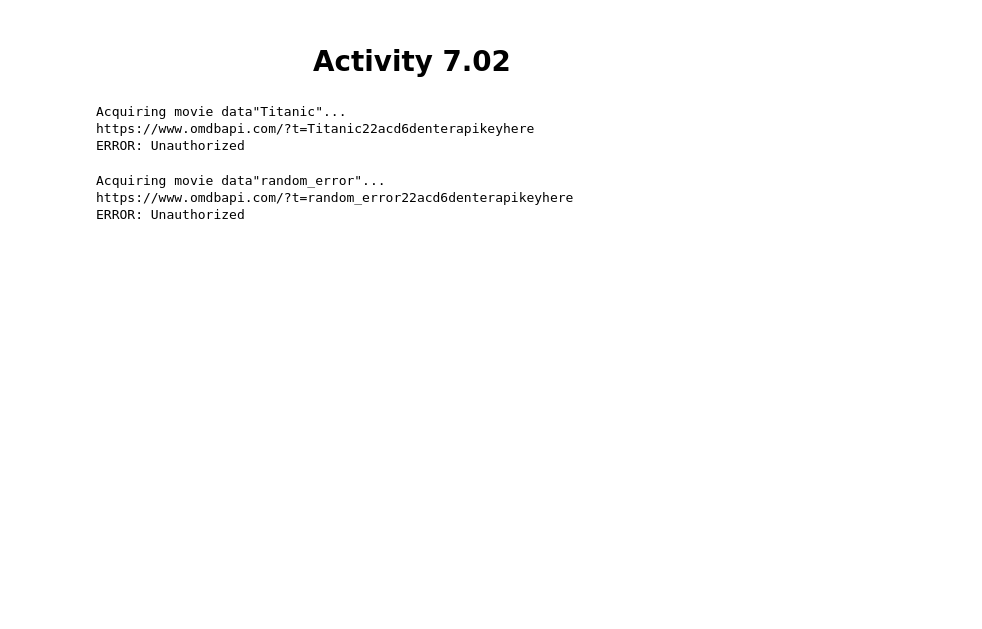
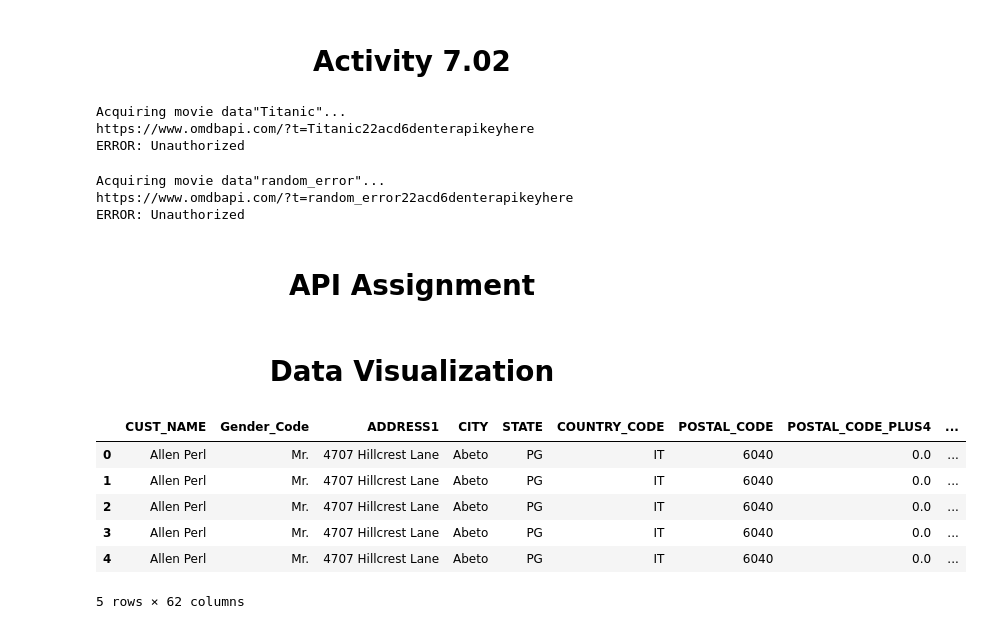
Before and after one commit to MWPerrineJr/DataPrep, a Jupyter notebook: Week 9-10 Assignment.ipynb, the cells around one changed output. Cells and saved outputs as stored; diff of their text form; code cells hidden in the pictures; blank space fills up the shorter version.

```diff
--- a/Week 9-10 Assignment.ipynb
+++ b/Week 9-10 Assignment.ipynb
@@ -220,3 +186,5 @@ search_movie('random_error')
 Acquiring movie data"random_error"...
 https://www.omdbapi.com/?t=random_error22acd6denterapikeyhere
 ERROR: Unauthorized
+# %% [markdown]
+<h1><center> API Assignment</center></h1>
@@ -222,0 +193,13 @@ ERROR: Unauthorized
+# %% [markdown]
+<h1><center>Data Visualization</center></h1>
+# %%
+sales= pd.read_excel(r"C:\Users\mchlp\OneDrive\Documents\Data Preperation\DataPrep\Customer_demographics_and_sales_Lab5.xlsx")
+sales.head()
+# %% [output]
+|  | CUST_NAME | Gender_Code | ADDRESS1 | CITY | STATE | COUNTRY_CODE | POSTAL_CODE | POSTAL_CODE_PLUS4 | ... |
+| 0 | Allen Perl | Mr. | 4707 Hillcrest Lane | Abeto | PG | IT | 6040 | 0.0 | ... |
+| 1 | Allen Perl | Mr. | 4707 Hillcrest Lane | Abeto | PG | IT | 6040 | 0.0 | ... |
+| 2 | Allen Perl | Mr. | 4707 Hillcrest Lane | Abeto | PG | IT | 6040 | 0.0 | ... |
+| 3 | Allen Perl | Mr. | 4707 Hillcrest Lane | Abeto | PG | IT | 6040 | 0.0 | ... |
+| 4 | Allen Perl | Mr. | 4707 Hillcrest Lane | Abeto | PG | IT | 6040 | 0.0 | ... |
+5 rows × 62 columns
```
Also changed, not shown: parts of 15 cells of this notebook, 5 other files.
